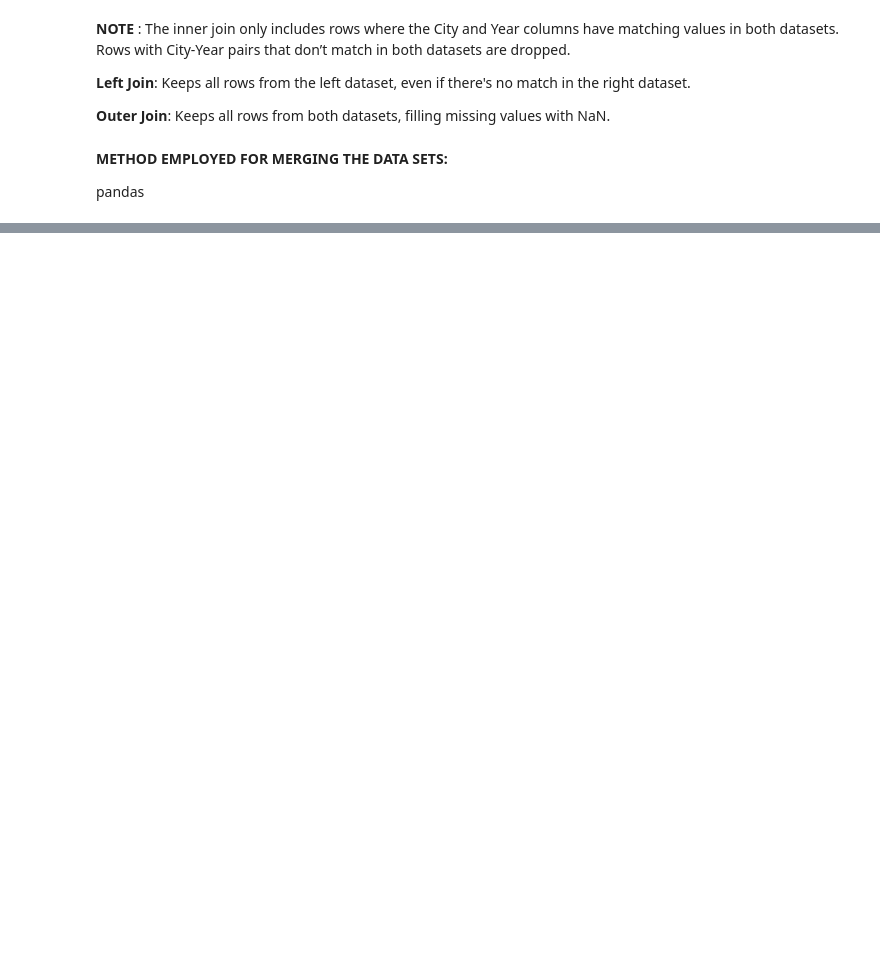
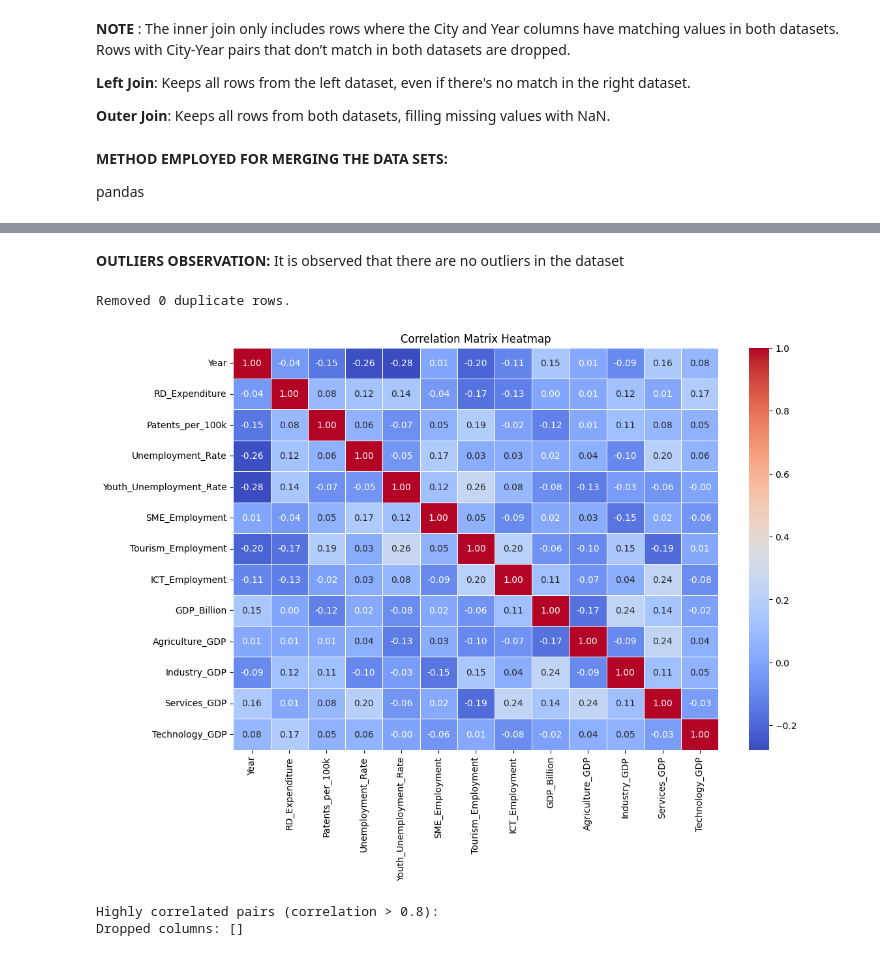
Before and after one commit to JOSHITHA6/GDP_PRODUCTIVITY_INFO, a Jupyter notebook: GDP_PRODUCTION_NEW.ipynb, the cells around one changed output, grey strips where cells are left out. Drawn from its saved outputs; the diff is of its cells as text; code cells hidden in the pictures; blank space fills up the shorter version.

```diff
--- a/GDP_PRODUCTION_NEW.ipynb
+++ b/GDP_PRODUCTION_NEW.ipynb
@@ -65,0 +344,72 @@ pandas
+# %% [markdown]
+**OUTLIERS OBSERVATION:** It is observed that there are no outliers in the dataset
+# %%
+# Step-4 Remove duplicate rows if any
+initial_row_count = merged_df.shape[0]
+merged_df.drop_duplicates(inplace=True)
+final_row_count = merged_df.shape[0]
+print(f"Removed {initial_row_count - final_row_count} duplicate rows.")
+# %% [output]
+Removed 0 duplicate rows.
+# %%
+#Step-5 Check for highly correlated columns so as to drop any unnecessary columns
+
+import pandas as pd
+import seaborn as sns
+import matplotlib.pyplot as plt
+import numpy as np
+
+# Assuming merged_df is your DataFrame with the cleaned data
+
+# Select only numerical columns for correlation calculation
+numerical_df = merged_df.select_dtypes(include=['float64', 'int64'])
+
+# Calculate the correlation matrix
+corr_matrix = numerical_df.corr()
+
+# Set up the figure size for the heatmap
+plt.figure(figsize=(12, 8))
+
+# Create a heatmap of the correlation matrix
+sns.heatmap(corr_matrix, annot=True, cmap='coolwarm', fmt='.2f', linewidths=0.5)
+
+# Add a title
+plt.title('Correlation Matrix Heatmap')
+
+# Show the plot
+plt.show()
+# %% [output]
+[figure, added]
+# %%
+# Identify highly correlated columns (threshold = 0.8)
+threshold = 0.8
+
+# Create a mask to identify columns with high correlation
+# First, get the upper triangle of the correlation matrix
+upper_triangle = corr_matrix.where(
+    np.triu(np.ones(corr_matrix.shape), k=1).astype(bool)  # Use numpy instead of pd.np
+)
+
+# Find columns with correlation greater than the threshold
+highly_correlated_pairs = [
+    (column, index)
+    for column in upper_triangle.columns
+    for index in upper_triangle.index
+    if abs(upper_triangle.loc[index, column]) > threshold
+]
+
+# Print highly correlated pairs
+print("Highly correlated pairs (correlation > 0.8):")
+for pair in highly_correlated_pairs:
+    print(pair)
+
+# Step-6: Drop one of each pair of highly correlated columns
+columns_to_drop = [pair[1] for pair in highly_correlated_pairs]  # Drop the second column in each pair
+
+# Drop the columns
+merged_df.drop(columns=columns_to_drop, inplace=True)
+
+print(f"Dropped columns: {columns_to_drop}")
+# %% [output]
+Highly correlated pairs (correlation > 0.8):
+Dropped columns: []
```
Also changed, not shown: parts of 30 cells of this notebook.
